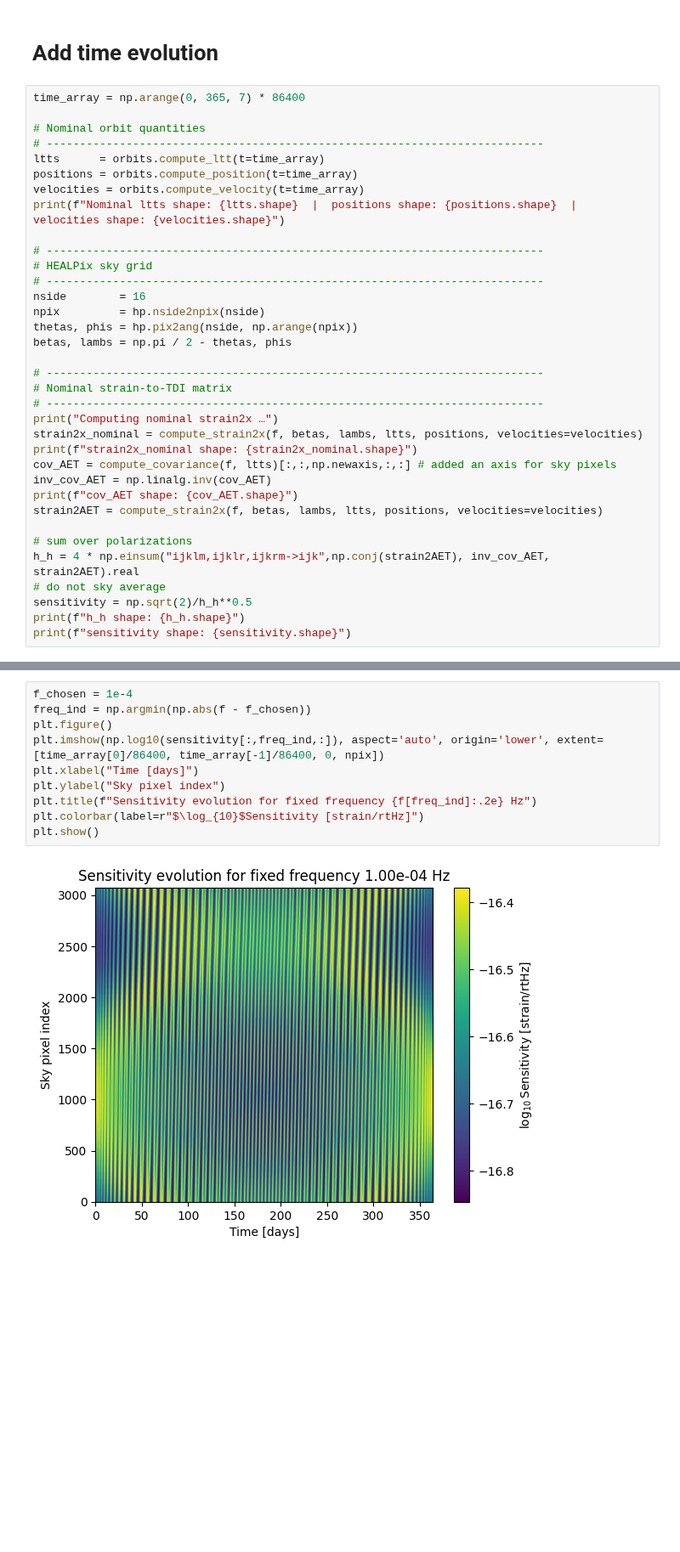
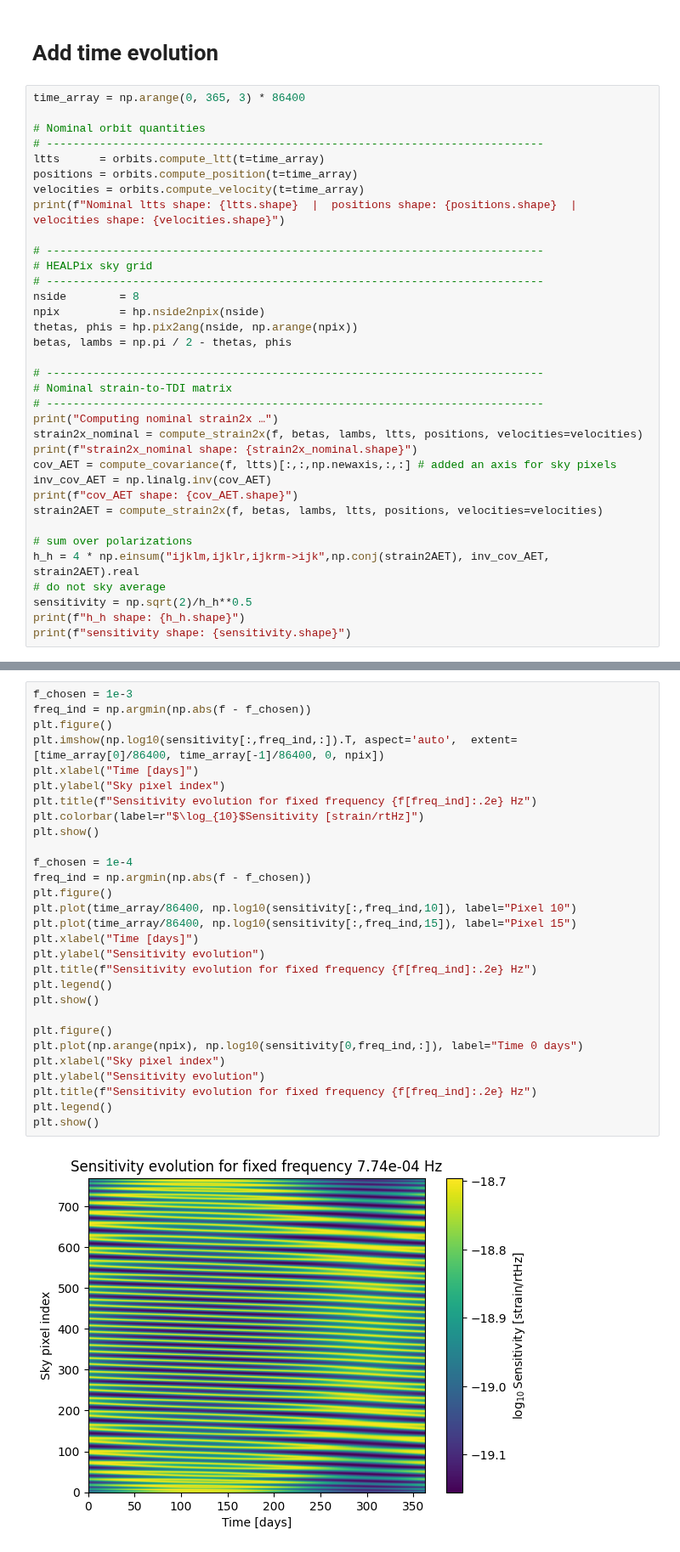
Before and after one commit to lorenzsp/ResponseRequirements, a Jupyter notebook: TimeFrequencySensitivity.ipynb, the cells around one changed output, grey strips where cells are left out. Shown at 85% size. Saved outputs shown, nothing was run; the diff lists cells and outputs as text; blank space fills up the shorter version.

Commit message:
time frequency

```diff
--- a/TimeFrequencySensitivity.ipynb
+++ b/TimeFrequencySensitivity.ipynb
@@ -123,7 +191,7 @@ plt.legend()
 # %% [markdown]
 # Add time evolution
 # %%
-time_array = np.arange(0, 365, 7) * 86400
+time_array = np.arange(0, 365, 3) * 86400
 
 # Nominal orbit quantities
 # ---------------------------------------------------------------------------
@@ -135,7 +203,7 @@ print(f"Nominal ltts shape: {ltts.shape}  |  positions shape: {positions.shape}
 # ---------------------------------------------------------------------------
 # HEALPix sky grid
 # ---------------------------------------------------------------------------
-nside        = 16
+nside        = 8
 npix         = hp.nside2npix(nside)
 thetas, phis = hp.pix2ang(nside, np.arange(npix))
 betas, lambs = np.pi / 2 - thetas, phis
@@ -167,12 +273,31 @@ sensitivity shape: (53, 149, 3072)
 # %%
-f_chosen = 1e-4
+f_chosen = 1e-3
 freq_ind = np.argmin(np.abs(f - f_chosen))
 plt.figure()
-plt.imshow(np.log10(sensitivity[:,freq_ind,:]), aspect='auto', origin='lower', extent=[time_array[0]/86400, time_array[-1]/86400, 0, npix])
+plt.imshow(np.log10(sensitivity[:,freq_ind,:]).T, aspect='auto',  extent=[time_array[0]/86400, time_array[-1]/86400, 0, npix])
 plt.xlabel("Time [days]")
 plt.ylabel("Sky pixel index")
 plt.title(f"Sensitivity evolution for fixed frequency {f[freq_ind]:.2e} Hz")
 plt.colorbar(label=r"$\log_{10}$Sensitivity [strain/rtHz]")
 plt.show()
+
+f_chosen = 1e-4
+freq_ind = np.argmin(np.abs(f - f_chosen))
+plt.figure()
+plt.plot(time_array/86400, np.log10(sensitivity[:,freq_ind,10]), label="Pixel 10")
+plt.plot(time_array/86400, np.log10(sensitivity[:,freq_ind,15]), label="Pixel 15")
+plt.xlabel("Time [days]")
+plt.ylabel("Sensitivity evolution")
+plt.title(f"Sensitivity evolution for fixed frequency {f[freq_ind]:.2e} Hz")
+plt.legend()
+plt.show()
+
+plt.figure()
+plt.plot(np.arange(npix), np.log10(sensitivity[0,freq_ind,:]), label="Time 0 days")
+plt.xlabel("Sky pixel index")
+plt.ylabel("Sensitivity evolution")
+plt.title(f"Sensitivity evolution for fixed frequency {f[freq_ind]:.2e} Hz")
+plt.legend()
+plt.show()
 # %% [output]
-[figure, old version]
+[figure, new version]
```
Also changed, not shown: parts of 26 cells of this notebook, 1 other file.
